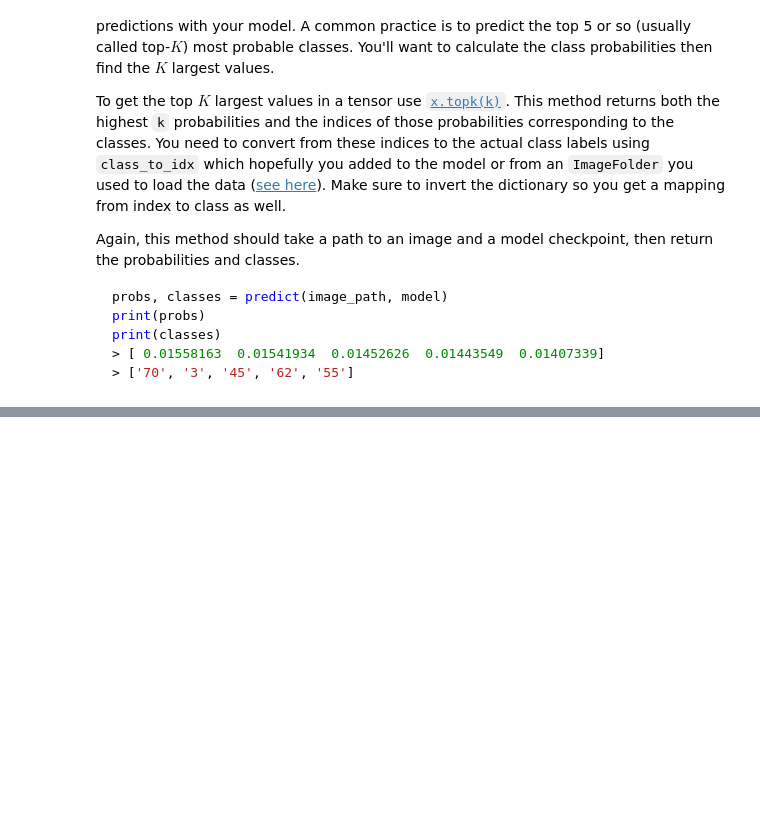
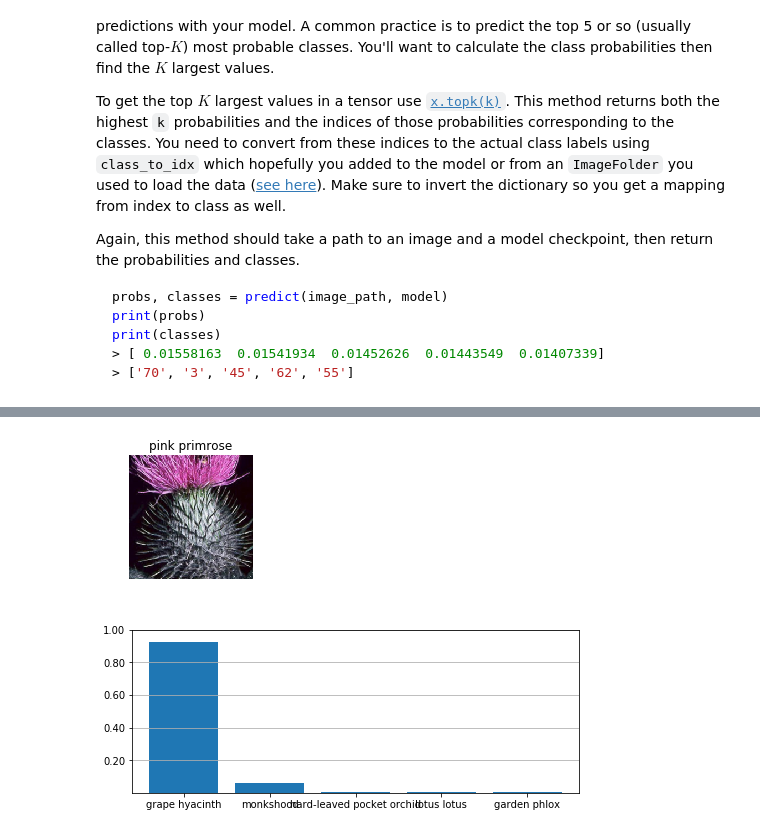
Before and after one commit to PankitPanchal/Image-Classifier-with-PyTorch, a Jupyter notebook: Image Classifier Project.ipynb, the cells around one changed output, grey strips where cells are left out. Saved outputs shown, nothing was run; the diff lists cells and outputs as text; code cells hidden in the pictures; blank space fills up the shorter version.

````diff
--- a/Image Classifier Project.ipynb
+++ b/Image Classifier Project.ipynb
@@ -347,11 +414,7 @@ print(classes)
 > ['70', '3', '45', '62', '55']
 ```
 # %%
-model.class_to_idx =train_data.class_to_idx
-
-ctx = model.class_to_idx
-
-
+import torch.nn.functional as F
 def predict(image_path, model, topk=5):
     model.to('cuda:0')
     img_torch = process_image(image_path)
@@ -364,6 +427,7 @@ def predict(image_path, model, topk=5):
     probability = F.softmax(output.data,dim=1)
 
     return probability.topk(topk)
+    # TODO: Implement the code to predict the class from an image file
 # %% [markdown]
 ## Sanity Checking
 
@@ -373,12 +437,14 @@ Now that you can use a trained model for predictions, check to make sure it make
 
 You can convert from the class integer encoding to actual flower names with the `cat_to_name.json` file (should have been loaded earlier in the notebook). To show a PyTorch tensor as an image, use the `imshow` function defined above.
 # %%
+# TODO: Display an image along with the top 5 classes
+from matplotlib.ticker import FormatStrFormatter
 def check_sanity():
     plt.rcParams["figure.figsize"] = (10,5)
     plt.subplot(211)
 
     index = 1
-    path = test_dir + '/1/image_06743.jpg'
+    path = train_dir + '/14/image_06075.jpg'
 
     probabilities = predict(path, model)
     image = process_image(path)
@@ -409,3 +475,8 @@ def check_sanity():
     ax.yaxis.set_major_formatter(FormatStrFormatter('%.2f'))
 
     plt.show()
+# %%
+check_sanity()
+# %% [output]
+[figure, added]
+[figure, added]
````
Also changed, not shown: parts of 13 cells of this notebook.
